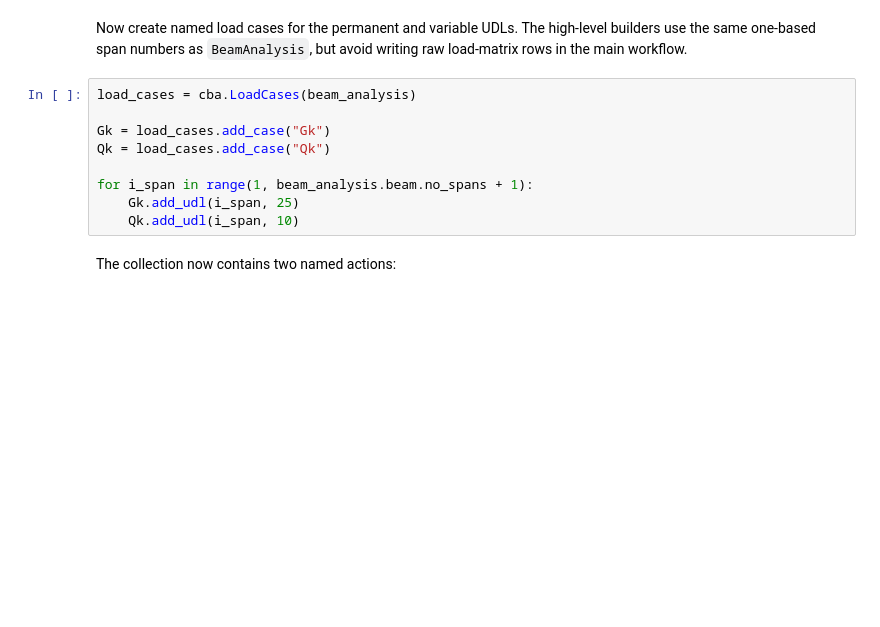
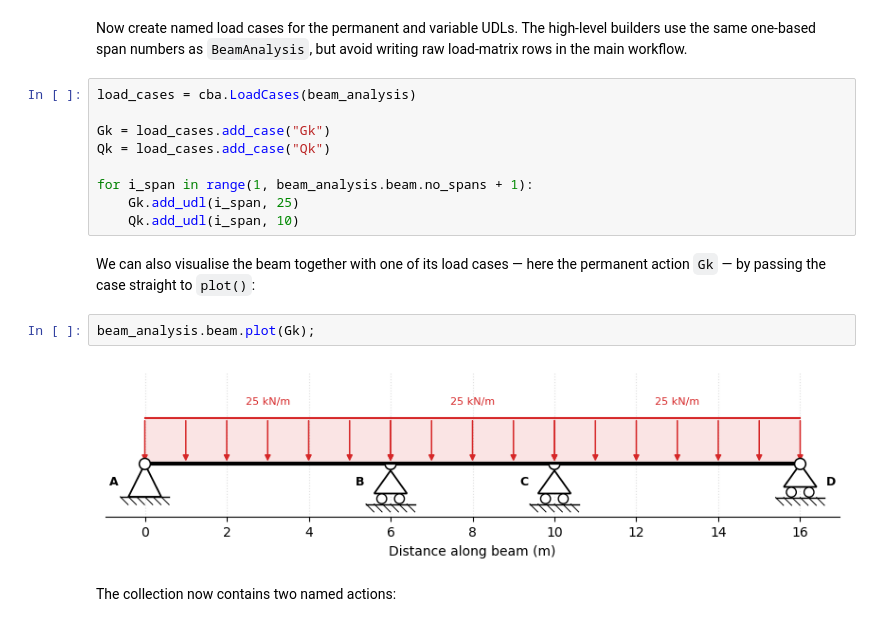
Before and after one commit to ccaprani/pycba, a Jupyter notebook: docs/source/notebooks/envelopes.ipynb, the cells around one changed output. Saved outputs shown, nothing was run; the diff lists cells and outputs as text; blank space fills up the shorter version.

```diff
--- a/docs/source/notebooks/envelopes.ipynb
+++ b/docs/source/notebooks/envelopes.ipynb
@@ -34,6 +34,12 @@ Qk = load_cases.add_case("Qk")
 for i_span in range(1, beam_analysis.beam.no_spans + 1):
     Gk.add_udl(i_span, 25)
     Qk.add_udl(i_span, 10)
+# %% [markdown]
+We can also visualise the beam together with one of its load cases — here the permanent action `Gk` — by passing the case straight to `plot()`:
+# %%
+beam_analysis.beam.plot(Gk);
+# %% [output]
+[figure, added]
 # %% [markdown]
 The collection now contains two named actions:
 # %%
```
Also changed, not shown: 3 other files.
